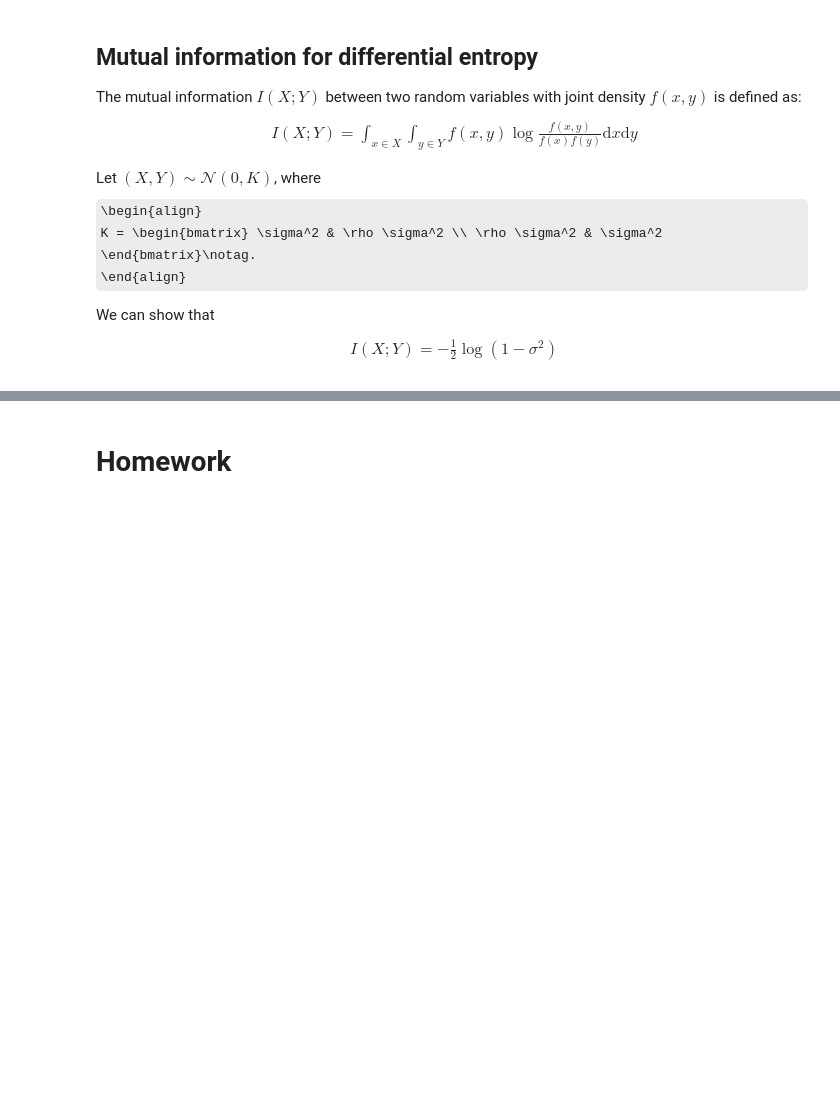
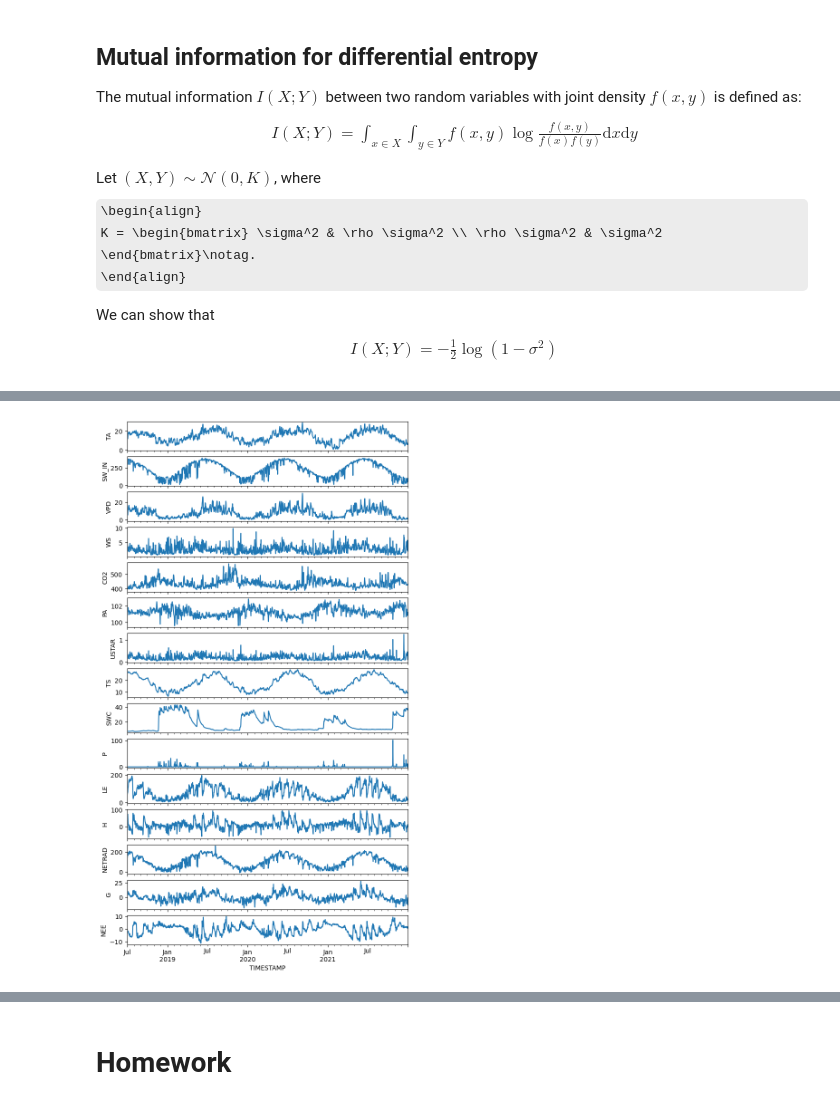
Before and after one commit to Hydro-Xis/coding-exercises, a Jupyter notebook: exercises/1-Entropy-and-mutual-information.ipynb, the cells around one changed output, grey strips where cells are left out. Drawn from its saved outputs; the diff is of its cells as text; code cells hidden in the pictures; some formulas as TeX source; blank space fills up the shorter version.

```diff
--- a/exercises/1-Entropy-and-mutual-information.ipynb
+++ b/exercises/1-Entropy-and-mutual-information.ipynb
@@ -242,0 +247,6 @@ We can show that
+# %%
+import pandas as pd
+f = "../data/US-Bi1/US-Bi1-sub.csv"
+df = pd.read_csv(f, index_col=0)
+df.index = pd.to_datetime(df.index, format="%Y-%m-%d")
+df.head()
@@ -242,0 +261,10 @@ We can show that
+# %%
+import matplotlib.pyplot as plt
+varns = df.columns
+fig, axes = plt.subplots(len(varns), 1, figsize=(8, 1*len(varns)), sharex=True)
+for i, varn in enumerate(varns):
+    ax = axes[i]
+    df[varn].plot(ax=ax)
+    ax.set(ylabel=varn)
+# %% [output]
+[figure, added]
```
Also changed, not shown: parts of 30 cells of this notebook, 3 other files.
